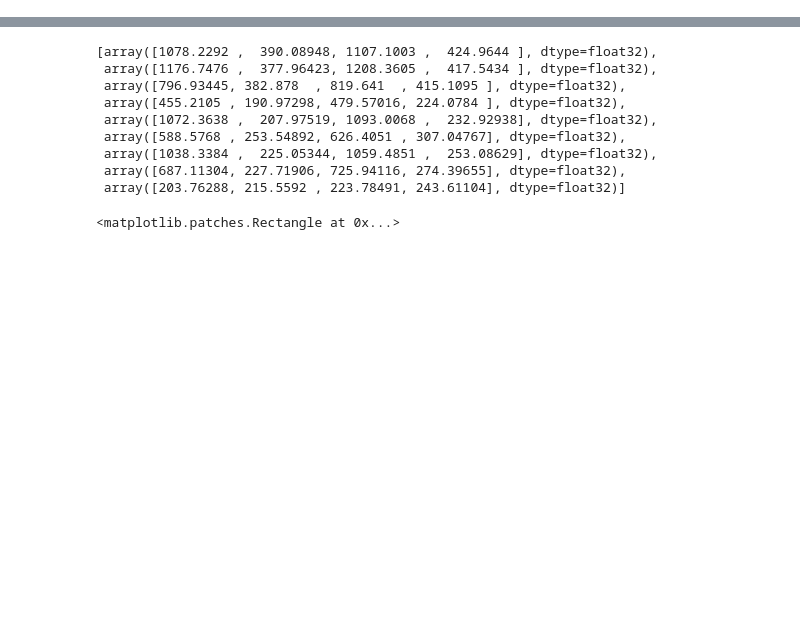
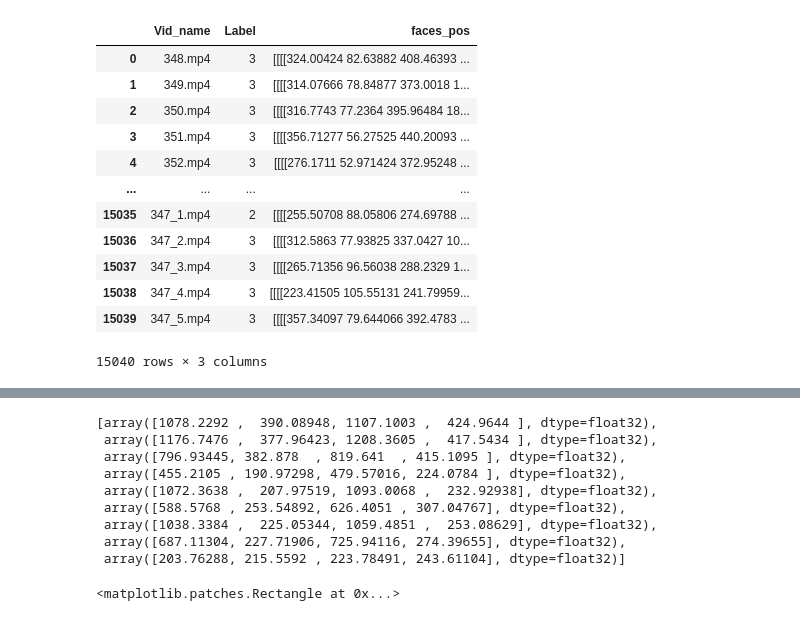
Before and after one commit to Lev-etd/course_work_2021, a Jupyter notebook: Extracting Faces.ipynb, the cells around one changed output, grey strips where cells are left out. Cells and saved outputs as stored; diff of their text form; code cells hidden in the pictures; blank space fills up the shorter version.

```diff
--- a/Extracting Faces.ipynb
+++ b/Extracting Faces.ipynb
@@ -55,0 +105,2 @@ len(detections)
+# %%
+full_data_faces = pd.read_pickle("/media/nitro/hdd/course_work/VGAF+CAER/full_data_with_faces")
@@ -55,0 +109,16 @@ len(detections)
+# %%
+full_data_faces
+# %% [output]
+|  | Vid_name | Label | faces_pos |
+| 0 | 348.mp4 | 3 | [[[[324.00424 82.63882 408.46393 ... |
+| 1 | 349.mp4 | 3 | [[[[314.07666 78.84877 373.0018 1... |
+| 2 | 350.mp4 | 3 | [[[[316.7743 77.2364 395.96484 18... |
+| 3 | 351.mp4 | 3 | [[[[356.71277 56.27525 440.20093 ... |
+| 4 | 352.mp4 | 3 | [[[[276.1711 52.971424 372.95248 ... |
+| ... | ... | ... | ... |
+| 15035 | 347_1.mp4 | 2 | [[[[255.50708 88.05806 274.69788 ... |
+| 15036 | 347_2.mp4 | 3 | [[[[312.5863 77.93825 337.0427 10... |
+| 15037 | 347_3.mp4 | 3 | [[[[265.71356 96.56038 288.2329 1... |
+| 15038 | 347_4.mp4 | 3 | [[[[223.41505 105.55131 241.79959... |
+| 15039 | 347_5.mp4 | 3 | [[[[357.34097 79.644066 392.4783 ... |
+15040 rows × 3 columns
```
Also changed, not shown: parts of 47 cells of this notebook, 2 other files.
